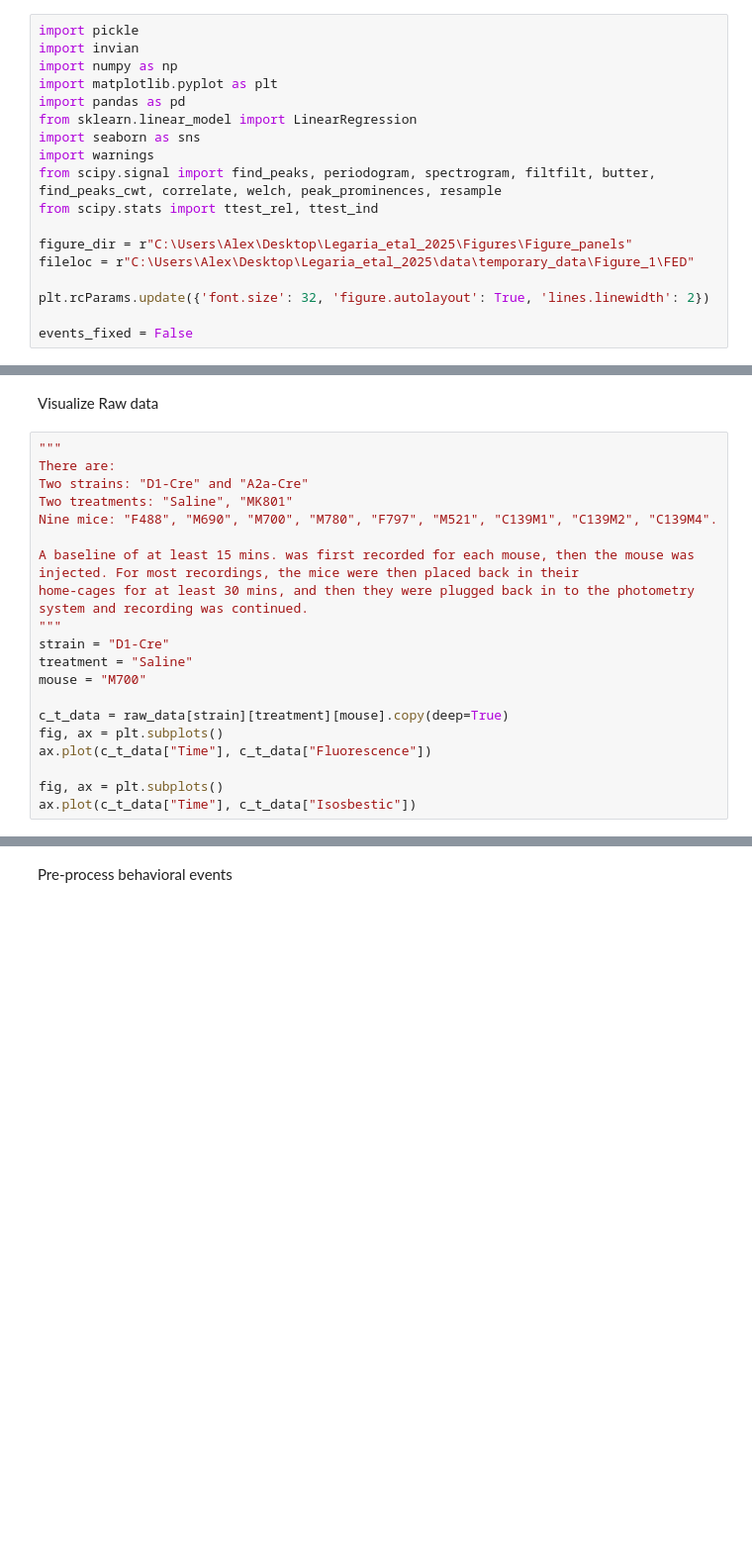
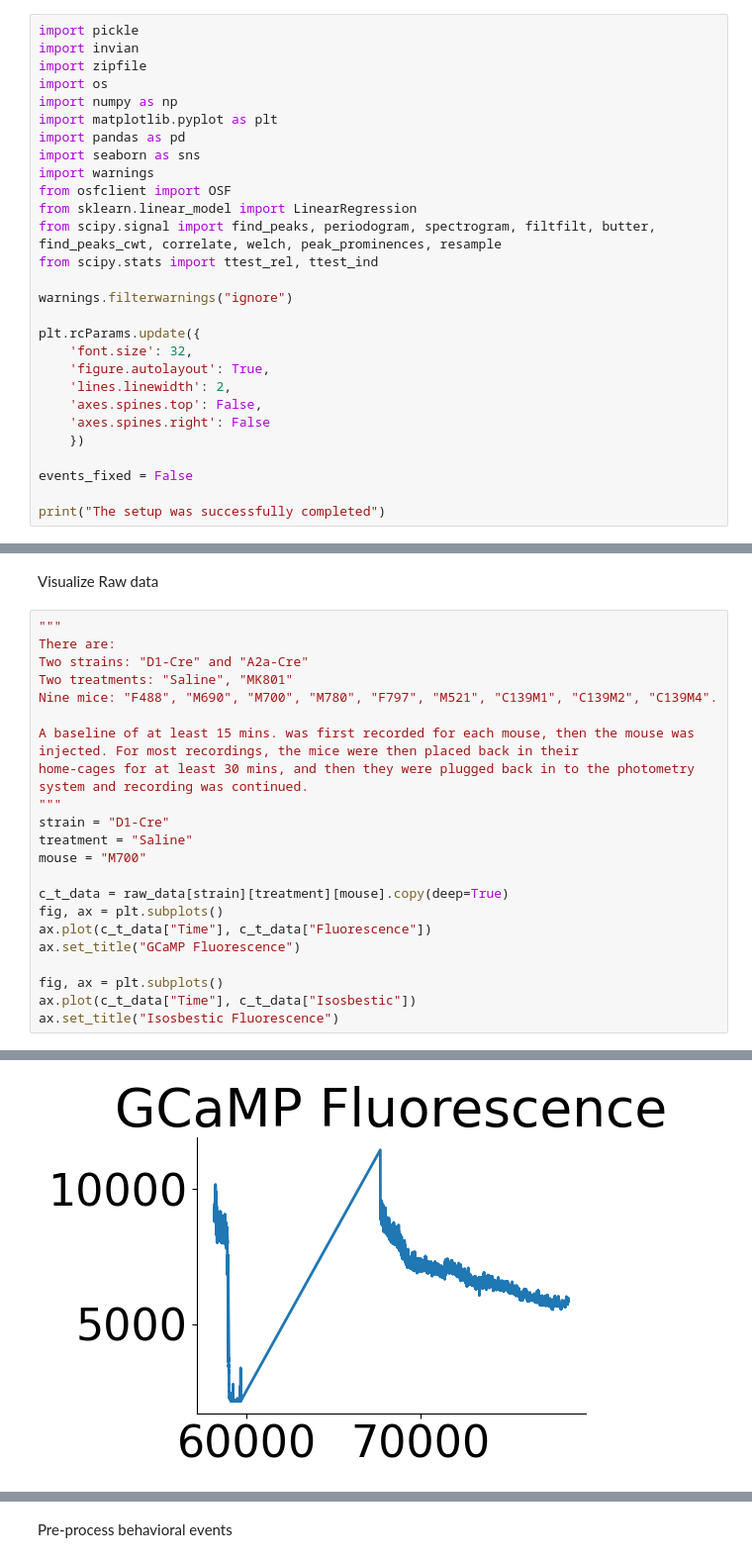
Before and after one commit to AlexLM96/Legaria_etal_2025, a Jupyter notebook: analyses/Figure_1.ipynb, the cells around one changed output, grey strips where cells are left out. Shown at 99% size. Drawn from its saved outputs; the diff is of its cells as text; blank space fills up the shorter version.

Commit message:
Complete draft of Figure 1 notebook

```diff
--- a/analyses/Figure_1.ipynb
+++ b/analyses/Figure_1.ipynb
@@ -5,18 +5,28 @@ Install and import all packages
 # %%
 import pickle
 import invian
+import zipfile
+import os
 import numpy as np
 import matplotlib.pyplot as plt
 import pandas as pd
-from sklearn.linear_model import LinearRegression
 import seaborn as sns
 import warnings
+from osfclient import OSF
+from sklearn.linear_model import LinearRegression
 from scipy.signal import find_peaks, periodogram, spectrogram, filtfilt, butter, find_peaks_cwt, correlate, welch, peak_prominences, resample
 from scipy.stats import ttest_rel, ttest_ind
 
-figure_dir = r"C:\Users\Alex\Desktop\Legaria_etal_2025\Figures\Figure_panels"
-fileloc = r"C:\Users\Alex\Desktop\Legaria_etal_2025\data\temporary_data\Figure_1\FED"
+warnings.filterwarnings("ignore")
 
-plt.rcParams.update({'font.size': 32, 'figure.autolayout': True, 'lines.linewidth': 2})
+plt.rcParams.update({
+    'font.size': 32,
+    'figure.autolayout': True,
+    'lines.linewidth': 2,
+    'axes.spines.top': False,
+    'axes.spines.right': False
+    })
 
 events_fixed = False
+
+print("The setup was successfully completed")
@@ -224,6 +278,9 @@ mouse = "M700"
 c_t_data = raw_data[strain][treatment][mouse].copy(deep=True)
 fig, ax = plt.subplots()
 ax.plot(c_t_data["Time"], c_t_data["Fluorescence"])
+ax.set_title("GCaMP Fluorescence")
 
 fig, ax = plt.subplots()
 ax.plot(c_t_data["Time"], c_t_data["Isosbestic"])
+ax.set_title("Isosbestic Fluorescence")
+# %% [output]
@@ -229,0 +288 @@ ax.plot(c_t_data["Time"], c_t_data["Isosbestic"])
+[figure, added]
```
Also changed, not shown: parts of 20 cells of this notebook.
